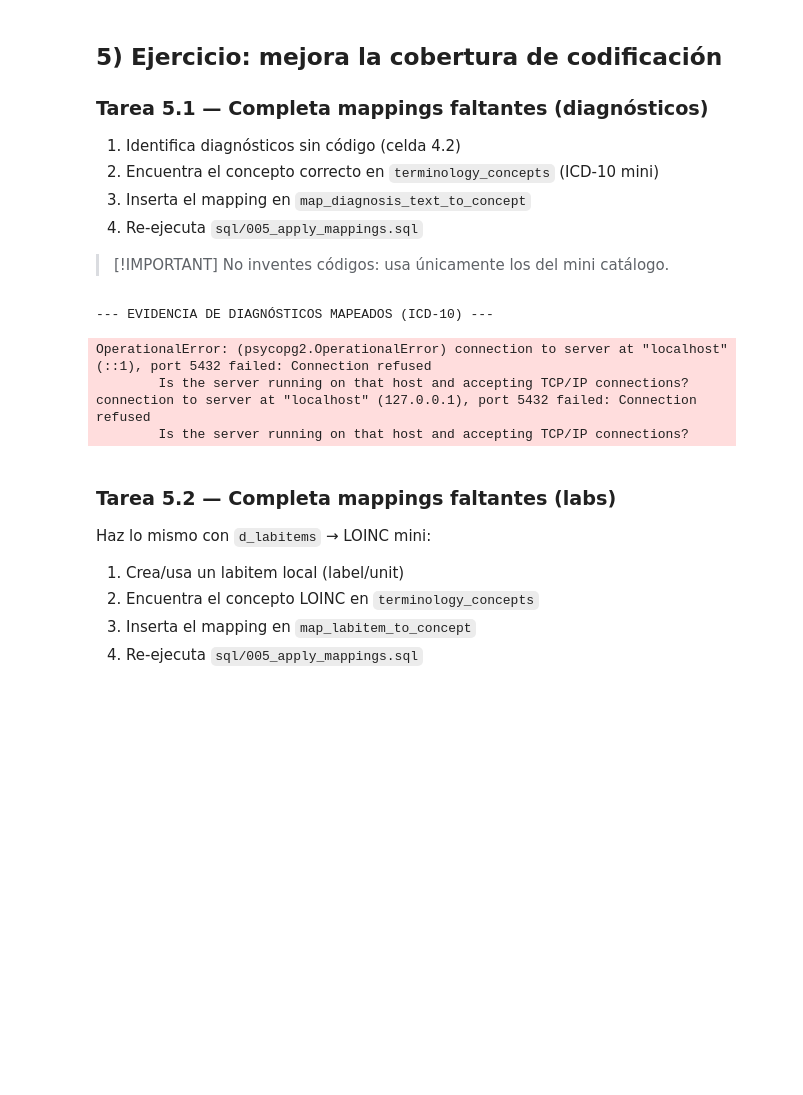
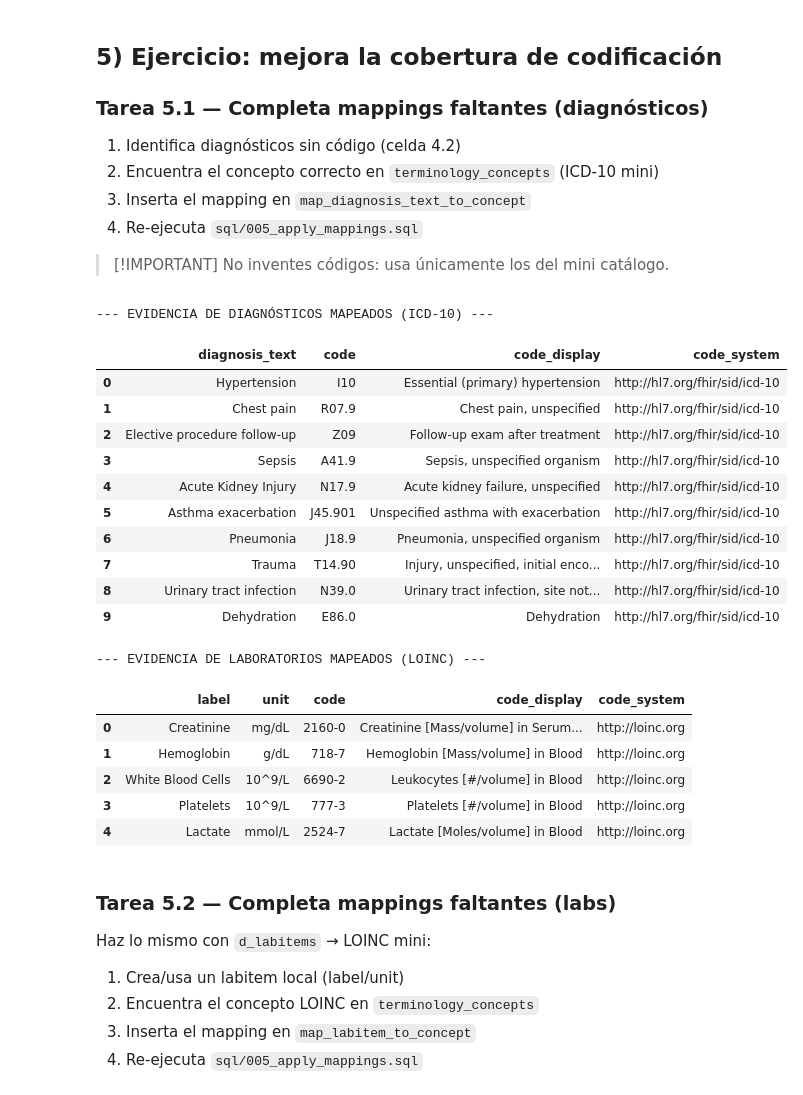
Before and after one commit to uvg-analisis-de-datos-biomedicos/healthdatalab, a Jupyter notebook: labs/lab-2-terminology/notebooks/Lab02_Terminologia_y_Semantica_v2.ipynb, the cells around one changed output. Saved outputs shown, nothing was run; the diff lists cells and outputs as text; code cells hidden in the pictures; blank space fills up the shorter version.

```diff
--- a/labs/lab-2-terminology/notebooks/Lab02_Terminologia_y_Semantica_v2.ipynb
+++ b/labs/lab-2-terminology/notebooks/Lab02_Terminologia_y_Semantica_v2.ipynb
@@ -253,25 +253,39 @@ ORDER BY n_items DESC, code;
 # %%
 import pandas as pd
 from sqlalchemy import create_engine
 
-# 1. Configurar la conexión (usa los mismos datos de tu laboratorio)
-engine = create_engine('postgresql://uvg_user:uvg_password@localhost:5432/health_data')
+# 1. Configurar la conexión
+engine = create_engine('postgresql://uvg_user:uvg_password@db:5432/health_data')
 
 # 2. Consultar evidencia de Diagnósticos (ICD-10)
 print("--- EVIDENCIA DE DIAGNÓSTICOS MAPEADOS (ICD-10) ---")
 df_diag = pd.read_sql("SELECT diagnosis_text, code, code_display, code_system FROM diagnoses WHERE code IS NOT NULL LIMIT 10", engine)
 display(df_diag)
 
 print("\n--- EVIDENCIA DE LABORATORIOS MAPEADOS (LOINC) ---")
 # 3. Consultar evidencia de Laboratorios (LOINC)
 df_lab = pd.read_sql("SELECT label, unit, code, code_display, code_system FROM d_labitems WHERE code IS NOT NULL", engine)
 display(df_lab)
 # %% [output]
 --- EVIDENCIA DE DIAGNÓSTICOS MAPEADOS (ICD-10) ---
+|  | diagnosis_text | code | code_display | code_system |
+| 0 | Hypertension | I10 | Essential (primary) hypertension | http://hl7.org/fhir/sid/icd-10 |
+| 1 | Chest pain | R07.9 | Chest pain, unspecified | http://hl7.org/fhir/sid/icd-10 |
+| 2 | Elective procedure follow-up | Z09 | Follow-up exam after treatment | http://hl7.org/fhir/sid/icd-10 |
+| 3 | Sepsis | A41.9 | Sepsis, unspecified organism | http://hl7.org/fhir/sid/icd-10 |
+| 4 | Acute Kidney Injury | N17.9 | Acute kidney failure, unspecified | http://hl7.org/fhir/sid/icd-10 |
+| 5 | Asthma exacerbation | J45.901 | Unspecified asthma with exacerbation | http://hl7.org/fhir/sid/icd-10 |
+| 6 | Pneumonia | J18.9 | Pneumonia, unspecified organism | http://hl7.org/fhir/sid/icd-10 |
+| 7 | Trauma | T14.90 | Injury, unspecified, initial enco... | http://hl7.org/fhir/sid/icd-10 |
+| 8 | Urinary tract infection | N39.0 | Urinary tract infection, site not... | http://hl7.org/fhir/sid/icd-10 |
+| 9 | Dehydration | E86.0 | Dehydration | http://hl7.org/fhir/sid/icd-10 |
-OperationalError: (psycopg2.OperationalError) connection to server at "localhost" (::1), port 5432 failed: Connection refused
-        Is the server running on that host and accepting TCP/IP connections?
-connection to server at "localhost" (127.0.0.1), port 5432 failed: Connection refused
-        Is the server running on that host and accepting TCP/IP connections?
+--- EVIDENCIA DE LABORATORIOS MAPEADOS (LOINC) ---
+|  | label | unit | code | code_display | code_system |
+| 0 | Creatinine | mg/dL | 2160-0 | Creatinine [Mass/volume] in Serum... | http://loinc.org |
+| 1 | Hemoglobin | g/dL | 718-7 | Hemoglobin [Mass/volume] in Blood | http://loinc.org |
+| 2 | White Blood Cells | 10^9/L | 6690-2 | Leukocytes [#/volume] in Blood | http://loinc.org |
+| 3 | Platelets | 10^9/L | 777-3 | Platelets [#/volume] in Blood | http://loinc.org |
+| 4 | Lactate | mmol/L | 2524-7 | Lactate [Moles/volume] in Blood | http://loinc.org |
 # %% [markdown]
 ### Tarea 5.2 — Completa mappings faltantes (labs)
 
```
Also changed, not shown: parts of 3 cells of this notebook.
